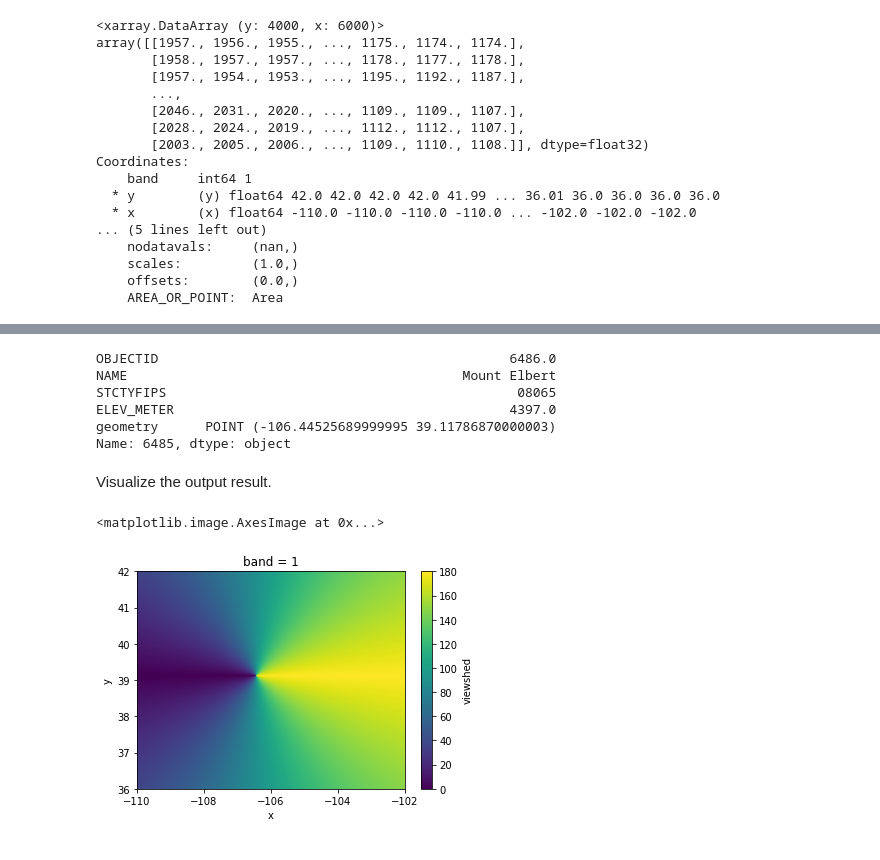
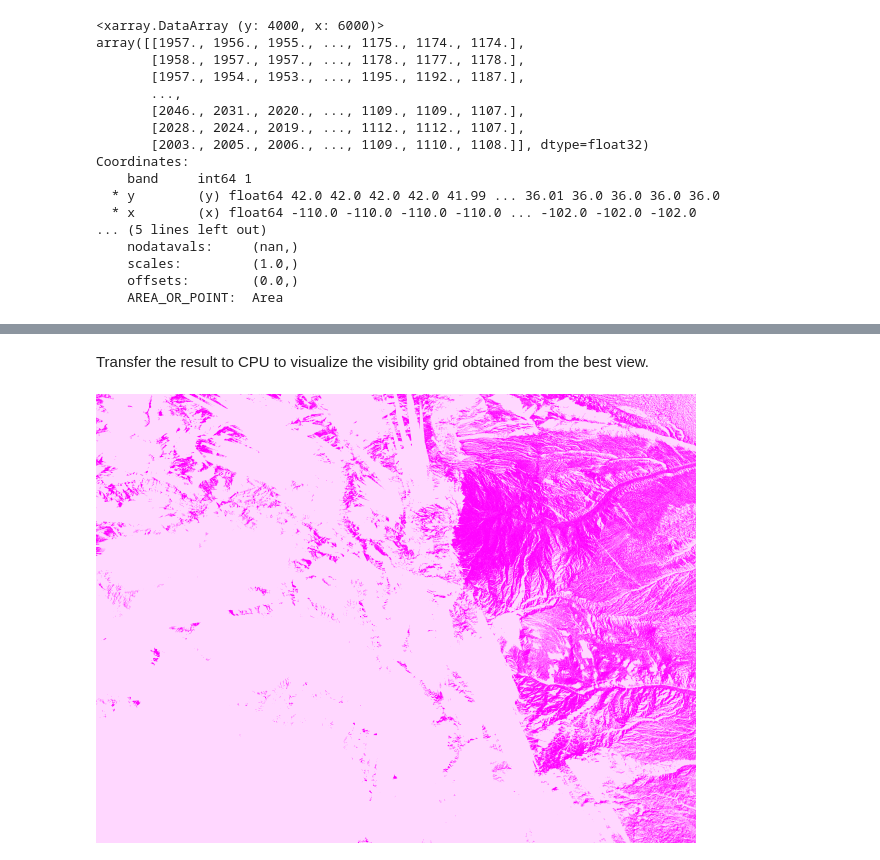
Before and after one commit to makepath/gpu-examples, a Jupyter notebook: viewshed_gpu.ipynb, the cells around one changed output, grey strips where cells are left out. Cells and saved outputs as stored; diff of their text form; code cells hidden in the pictures.

Commit message:
update viewshed results with xrspatial 0.3.5

```diff
--- a/viewshed_gpu.ipynb
+++ b/viewshed_gpu.ipynb
@@ -88,7 +84,7 @@ To have a quick overview of the data, we'll downsample the raster with a lower r
 # %%
 # Create a datashader Canvas to visualize input raster and input mountain peaks
 
-small_w = 400
+small_w = 600
 small_raster = canvas_like(raster, width=small_w)
 small_image_raster = shade(small_raster, cmap=Elevation, alpha=255)
 small_image_raster = set_background(small_image_raster, "black")
@@ -140,13 +140,15 @@ Coordinates:
 # invisible points from a view point are marked as -1 in the output visibility grid
 INVISIBLE = -1
 
-visibility_grids = []
-visibility_areas = []
+best_peak_id = None
+best_visibility_grid = None
+best_visibility_area = -1
 
 for i, peak in top_peaks.iterrows():
     viewpoint_x, viewpoint_y = peak['geometry'].x, peak['geometry'].y
-    viewpoint_elev = peak['ELEV_METER']
     visibility_grid = viewshed(raster, x=viewpoint_x, y=viewpoint_y)
-    visibility_area = len(cupy.where(visibility_grid.data != -1)[0])
-    visibility_areas.append(visibility_area)
-    visibility_grids.append(visibility_grid)
+    visibility_area = len(cupy.where(visibility_grid.data != INVISIBLE)[0])
+    if best_visibility_area < visibility_area:
+        best_visibility_grid = visibility_grid
+        best_visibility_area = visibility_area
+        best_peak_id = i
@@ -155,18 +171,0 @@ Find the location with best view.
-# %%
-best_peak_id = visibility_areas.index(max(visibility_areas))
-
-top_peaks.iloc[best_peak_id]
-# %% [output]
-OBJECTID                                             6486.0
-NAME                                           Mount Elbert
-STCTYFIPS                                             08065
-ELEV_METER                                           4397.0
-geometry      POINT (-106.44525689999995 39.11786870000003)
-Name: 6485, dtype: object
-# %% [markdown]
-Visualize the output result.
-# %%
-visibility_grids[best_peak_id].plot.imshow()
-# %% [output]
-<matplotlib.image.AxesImage at 0x...>
-[figure, removed]
@@ -172,0 +177,10 @@ visibility_grids[best_peak_id].plot.imshow()
+# %% [markdown]
+Transfer the result to CPU to visualize the visibility grid obtained from the best view.
+# %%
+best_visibility_grid.data = best_visibility_grid.data.get()
+# %%
+small_best_view = canvas_like(best_visibility_grid, width=small_w)
+small_image_best_view = shade(small_best_view, cmap='fuchsia', alpha=255)
+small_image_best_view
+# %% [output]
+[figure, added]
```
Also changed, not shown: parts of 14 cells of this notebook.
